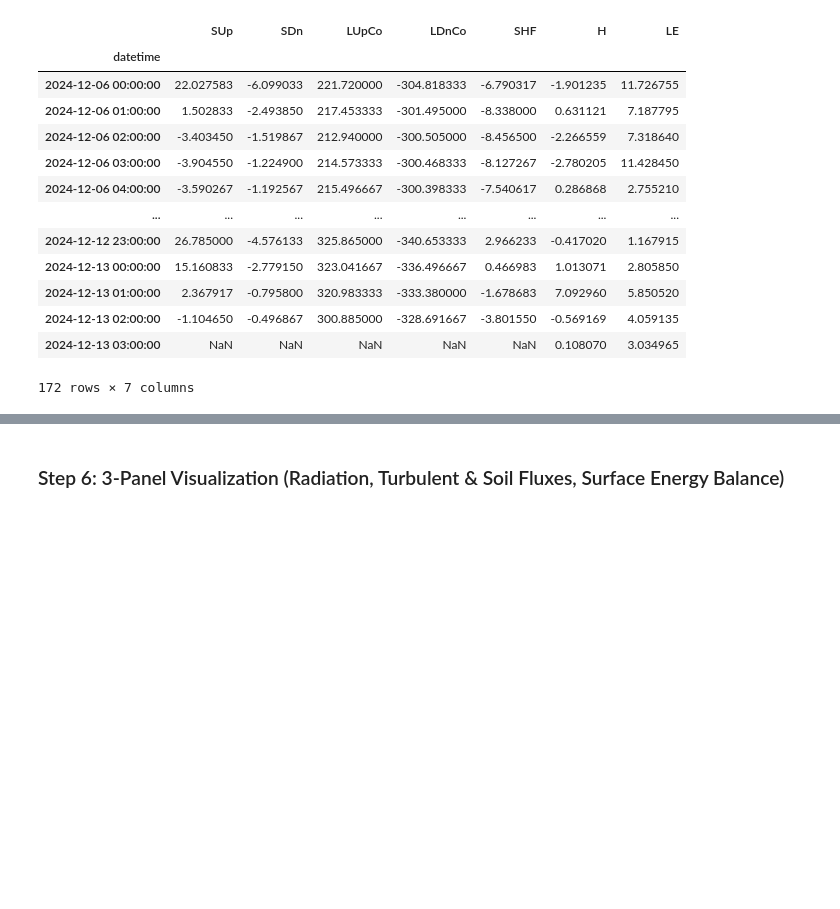
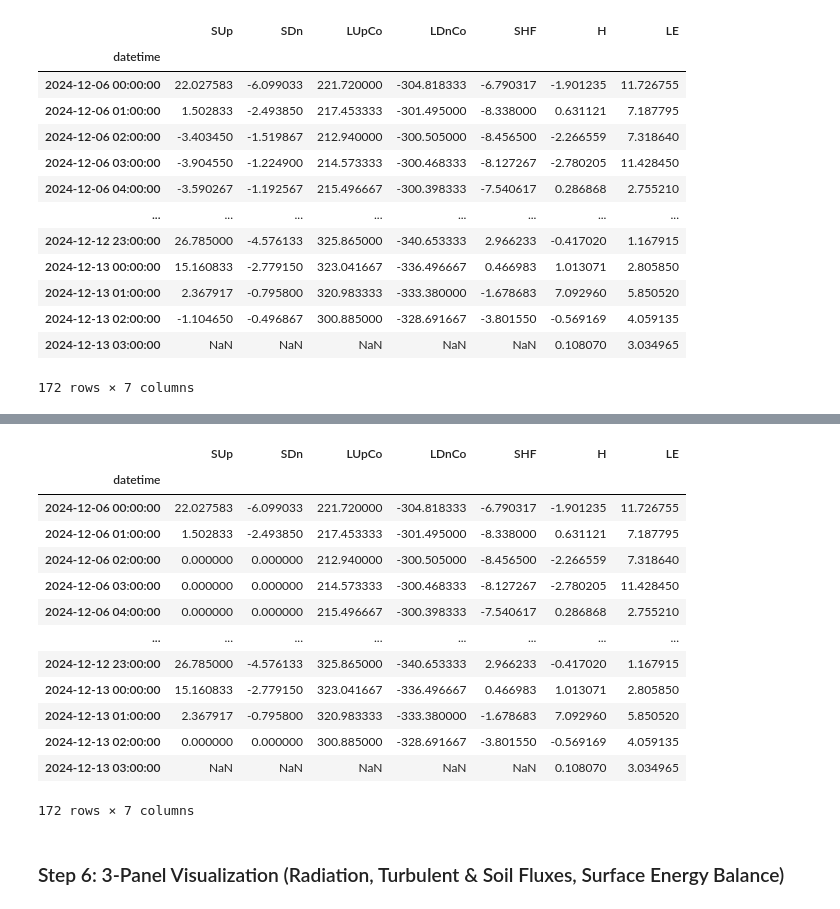
Before and after one commit to cryohydromettools/cryoextremes-practicals, a Jupyter notebook: 2_seb_tower.ipynb, the cells around one changed output, grey strips where cells are left out. Cells and saved outputs as stored; diff of their text form; code cells hidden in the pictures; blank space fills up the shorter version.

```diff
--- a/2_seb_tower.ipynb
+++ b/2_seb_tower.ipynb
@@ -127,2 +128,19 @@ df_merged[['SUp', 'SDn']].plot()
+# %%
+df_merged
+# %% [output]
+|  | SUp | SDn | LUpCo | LDnCo | SHF | H | LE |
+| datetime |  |  |  |  |  |  |  |
+| 2024-12-06 00:00:00 | 22.027583 | -6.099033 | 221.720000 | -304.818333 | -6.790317 | -1.901235 | 11.726755 |
+| 2024-12-06 01:00:00 | 1.502833 | -2.493850 | 217.453333 | -301.495000 | -8.338000 | 0.631121 | 7.187795 |
+| 2024-12-06 02:00:00 | 0.000000 | 0.000000 | 212.940000 | -300.505000 | -8.456500 | -2.266559 | 7.318640 |
+| 2024-12-06 03:00:00 | 0.000000 | 0.000000 | 214.573333 | -300.468333 | -8.127267 | -2.780205 | 11.428450 |
+| 2024-12-06 04:00:00 | 0.000000 | 0.000000 | 215.496667 | -300.398333 | -7.540617 | 0.286868 | 2.755210 |
+| ... | ... | ... | ... | ... | ... | ... | ... |
+| 2024-12-12 23:00:00 | 26.785000 | -4.576133 | 325.865000 | -340.653333 | 2.966233 | -0.417020 | 1.167915 |
+| 2024-12-13 00:00:00 | 15.160833 | -2.779150 | 323.041667 | -336.496667 | 0.466983 | 1.013071 | 2.805850 |
+| 2024-12-13 01:00:00 | 2.367917 | -0.795800 | 320.983333 | -333.380000 | -1.678683 | 7.092960 | 5.850520 |
+| 2024-12-13 02:00:00 | 0.000000 | 0.000000 | 300.885000 | -328.691667 | -3.801550 | -0.569169 | 4.059135 |
+| 2024-12-13 03:00:00 | NaN | NaN | NaN | NaN | NaN | 0.108070 | 3.034965 |
+172 rows × 7 columns
 # %% [markdown]
 ### Step 6: 3-Panel Visualization (Radiation, Turbulent & Soil Fluxes, Surface Energy Balance)
```
Also changed, not shown: parts of 9 cells of this notebook, 3 other files.
